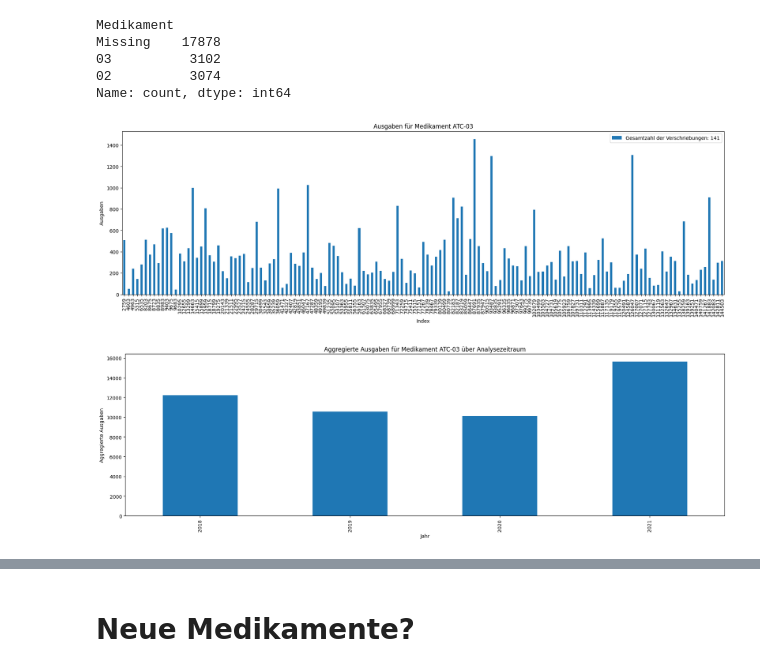
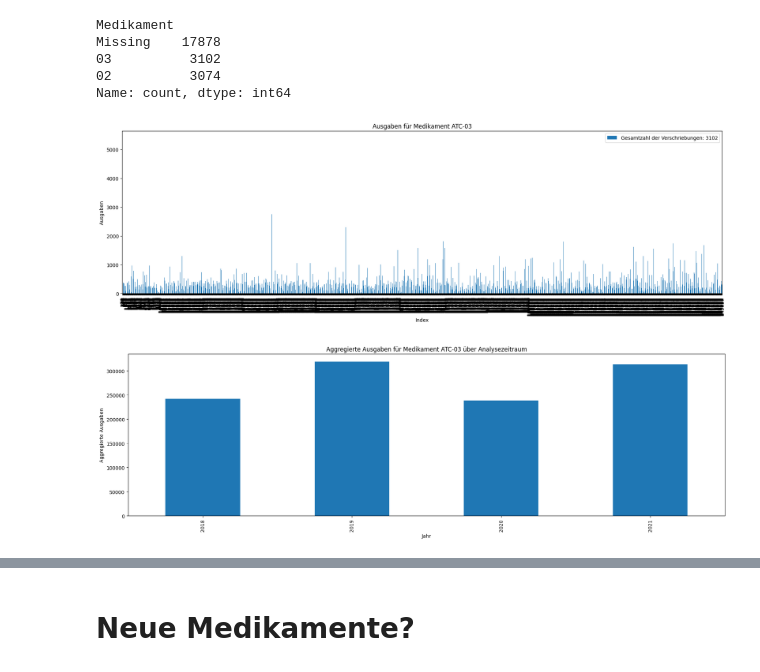
Before and after one commit to sls-mdr/supreme-disco, a Jupyter notebook: medikament.ipynb, the cells around one changed output, grey strips where cells are left out. Drawn from its saved outputs; the diff is of its cells as text; code cells hidden in the pictures.

Commit message:
fix: medikament ATC-03

```diff
--- a/medikament.ipynb
+++ b/medikament.ipynb
@@ -164,22 +164,22 @@ Missing    17878
 02          3074
 Name: count, dtype: int64
 # %%
-filtered_missing = df[(df['Eingriff'] == 'Missing') & (df['Diagnose'] == 'Missing') & (df['Medikament'] == '03')]
+filtered_missing = df[(df['Medikament'] == '03')]
 total_prescriptions = filtered_missing['Ausgaben'].count()
 filtered_missing['Ausgaben'].plot(kind='bar', figsize=(22, 6))
 plt.title('Ausgaben für Medikament ATC-03')
 plt.legend([f'Gesamtzahl der Verschriebungen: {total_prescriptions}'])
 plt.xlabel('Index')
 plt.ylabel('Ausgaben')
 plt.show()
 
 # Plotten der aggregierten Ausgaben
 aggregated_expenses = filtered_missing.groupby('Jahr')['Ausgaben'].sum()
 aggregated_expenses.plot(kind='bar', figsize=(22, 6))
 plt.title('Aggregierte Ausgaben für Medikament ATC-03 über Analysezeitraum')
 plt.xlabel('Jahr')
 plt.ylabel('Aggregierte Ausgaben')
 plt.show()
 # %% [output]
-[figure, old version]
+[figure, new version]
-[figure, old version]
+[figure, new version]
```
Also changed, not shown: parts of 3 cells of this notebook.
